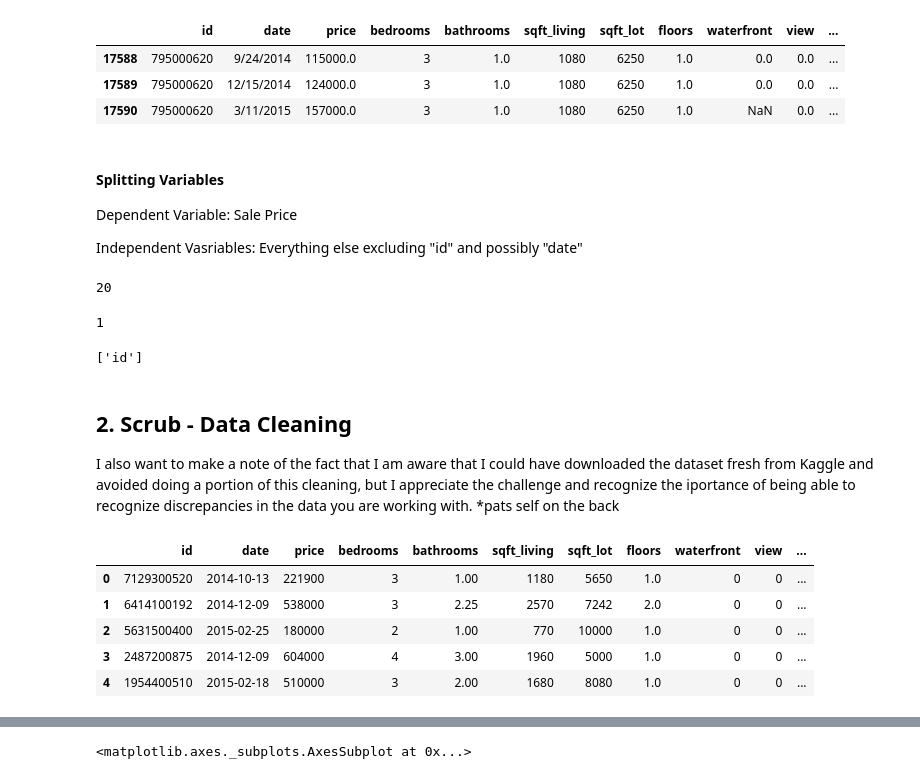
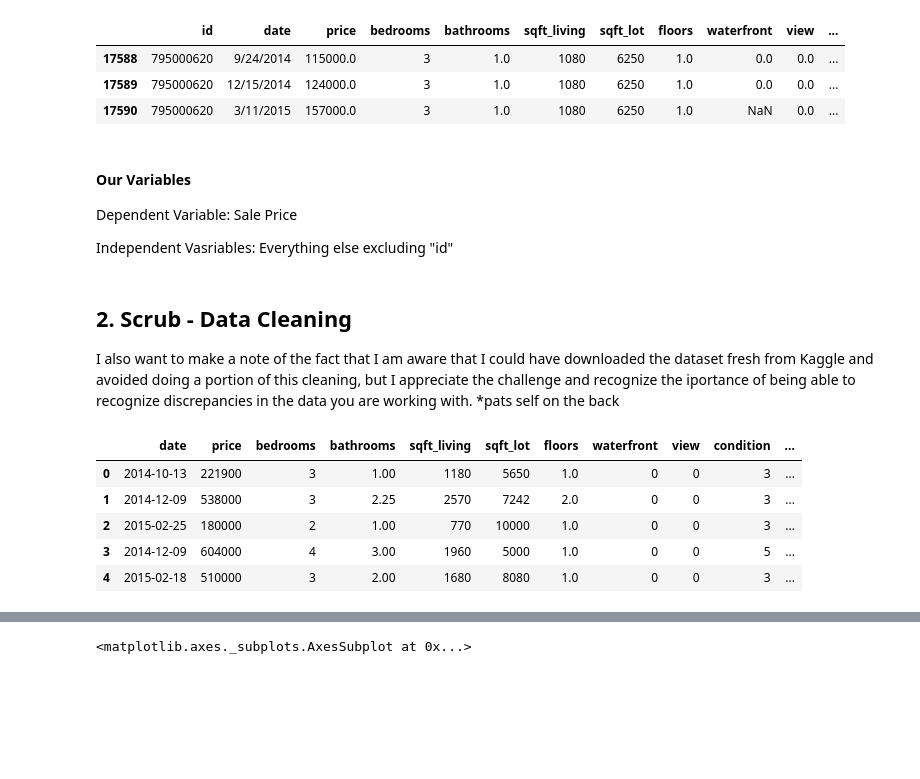
Before and after one commit to Zuchini1234/King-County-Business-Case-Project-Mod-2, a Jupyter notebook: student.ipynb, the cells around one changed output, grey strips where cells are left out. Saved outputs shown, nothing was run; the diff lists cells and outputs as text; code cells hidden in the pictures; blank space fills up the shorter version.

Commit message:
Final Draft Push
Some edits will follow, but this version is workable

```diff
--- a/student.ipynb
+++ b/student.ipynb
@@ -184,77 +188,58 @@ Name: id, dtype: int64
 | 17589 | 795000620 | 12/15/2014 | 124000.0 | 3 | 1.0 | 1080 | 6250 | 1.0 | 0.0 | 0.0 | ... |
 | 17590 | 795000620 | 3/11/2015 | 157000.0 | 3 | 1.0 | 1080 | 6250 | 1.0 | NaN | 0.0 | ... |
 # %% [markdown]
-#### Splitting Variables
+#### Our Variables
 
 Dependent Variable: Sale Price
 
-Independent Vasriables: Everything else excluding "id" and possibly "date"
+Independent Vasriables: Everything else excluding "id"
-# %%
-# Categoricals are where there a finite number of distinct groups.
-categoricals = ['grade', 'zipcode', 'condition', 'waterfront', 'view', 'yr_renovated',
-               'bedrooms', 'bathrooms', 'floors',]
-# Discrete
-discrete = ['lat', 'long']
-
-# Continuous
-continuous = ['price', 'sqft_living', 'sqft_lot', 'sqft_above',
-              'sqft_basement', 'sqft_lot15', 'sqft_living15',
-              'yr_built']
-
-neither = ['date']
-
-len(categoricals) + len(discrete) + len(continuous) + len(neither)
-# %% [output]
-20
-# %%
-# Checking that every columns except 'id' has been seperated out
-left = [i for i in kc.columns if i not in neither]
-left = [i for i in left if i not in categoricals]
-left = [i for i in left if i not in discrete]
-left = [i for i in left if i not in continuous]
-print(len(left))
-left
-# %% [output]
-1
-['id']
 # %% [markdown]
 ## 2. Scrub -  Data Cleaning
 
 I also want to make a note of the fact that I am aware that I could have downloaded the dataset fresh from Kaggle and avoided doing a portion of this cleaning, but I appreciate the challenge and recognize the iportance of being able to recognize discrepancies in the data you are working with. *pats self on the back
 # %%
 kc_clean = kc.copy()
+
 # Drop NaN values from 'view'
 kc_clean.dropna(axis = 0, subset = ['view'], inplace = True)
+
 # Change view column to int, it is a range of 0 to 5 only using whole  numbers
 kc_clean["view"] = kc_clean["view"].map(lambda x: int(x))
+
 # Drop rows where sqft_basement == ?
 sqft_basement_to_drop = kc_clean['sqft_basement'].loc[kc_clean['sqft_basement'] == "?"].index
 kc_clean.drop(labels = sqft_basement_to_drop, inplace = True)
-# 60% of houses have no basement - convert to binary - but first convert to int
+
+# 60% of houses have no basement - convert to binary - n.b. input is string
 kc_clean['basement'] = kc_clean['sqft_basement'].map(lambda x: 0 if x == "0.0" else 1)
 kc_clean.drop('sqft_basement', axis = 1, inplace = True)
-# Update variable split
-continuous.remove('sqft_basement')
-categoricals.append('basement')
+
 # Fill remaining NaN with 0.0; only waterfront and yr_renovated are left with NaN both of which use 0 to signify that the answer is negative making this solution appropriate
 kc_clean.fillna(0.0, inplace = True)
+
 # Change date to datetime so its usable
 kc_clean['date'] = kc_clean['date'].map(lambda x: datetime.datetime.strptime(x, '%m/%d/%Y'))
+
 # Change various columns to int for ease of operation
 for i in ['price', 'waterfront', 'yr_renovated']:
     kc_clean[i] = kc_clean[i]. map(lambda x: int(float(x)))
+
 # Dropping outlier for bedrooms: 33 bedrooms when the next highest is
 kc_clean.drop(15856, inplace = True)
+
+# Drop id, it will serve no purpose
+kc_clean.drop("id", axis = 1, inplace = True)
+
 # bathrooms, floors, lat, and long have to stay as float as they utilize decimal poimts in a significant manner
 # Check that it was succesful with .info() - Not shown here
 kc_clean.head()
 # %% [output]
-|  | id | date | price | bedrooms | bathrooms | sqft_living | sqft_lot | floors | waterfront | view | ... |
-| 0 | 7129300520 | 2014-10-13 | 221900 | 3 | 1.00 | 1180 | 5650 | 1.0 | 0 | 0 | ... |
-| 1 | 6414100192 | 2014-12-09 | 538000 | 3 | 2.25 | 2570 | 7242 | 2.0 | 0 | 0 | ... |
-| 2 | 5631500400 | 2015-02-25 | 180000 | 2 | 1.00 | 770 | 10000 | 1.0 | 0 | 0 | ... |
-| 3 | 2487200875 | 2014-12-09 | 604000 | 4 | 3.00 | 1960 | 5000 | 1.0 | 0 | 0 | ... |
-| 4 | 1954400510 | 2015-02-18 | 510000 | 3 | 2.00 | 1680 | 8080 | 1.0 | 0 | 0 | ... |
+|  | date | price | bedrooms | bathrooms | sqft_living | sqft_lot | floors | waterfront | view | condition | ... |
+| 0 | 2014-10-13 | 221900 | 3 | 1.00 | 1180 | 5650 | 1.0 | 0 | 0 | 3 | ... |
+| 1 | 2014-12-09 | 538000 | 3 | 2.25 | 2570 | 7242 | 2.0 | 0 | 0 | 3 | ... |
+| 2 | 2015-02-25 | 180000 | 2 | 1.00 | 770 | 10000 | 1.0 | 0 | 0 | 3 | ... |
+| 3 | 2014-12-09 | 604000 | 4 | 3.00 | 1960 | 5000 | 1.0 | 0 | 0 | 5 | ... |
+| 4 | 2015-02-18 | 510000 | 3 | 2.00 | 1680 | 8080 | 1.0 | 0 | 0 | 3 | ... |
 # %%
 kc_clean.describe()
 # %% [output]
```
Also changed, not shown: parts of 190 cells of this notebook, 3 other files.
